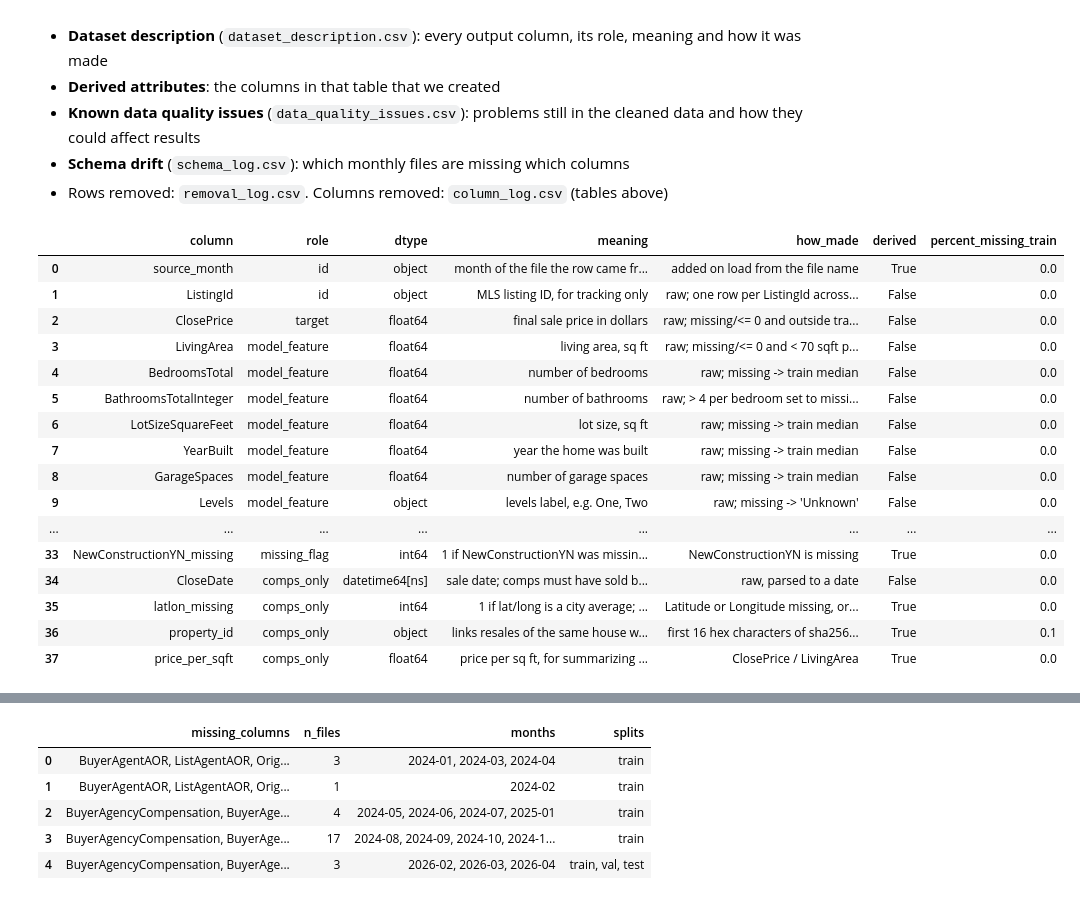
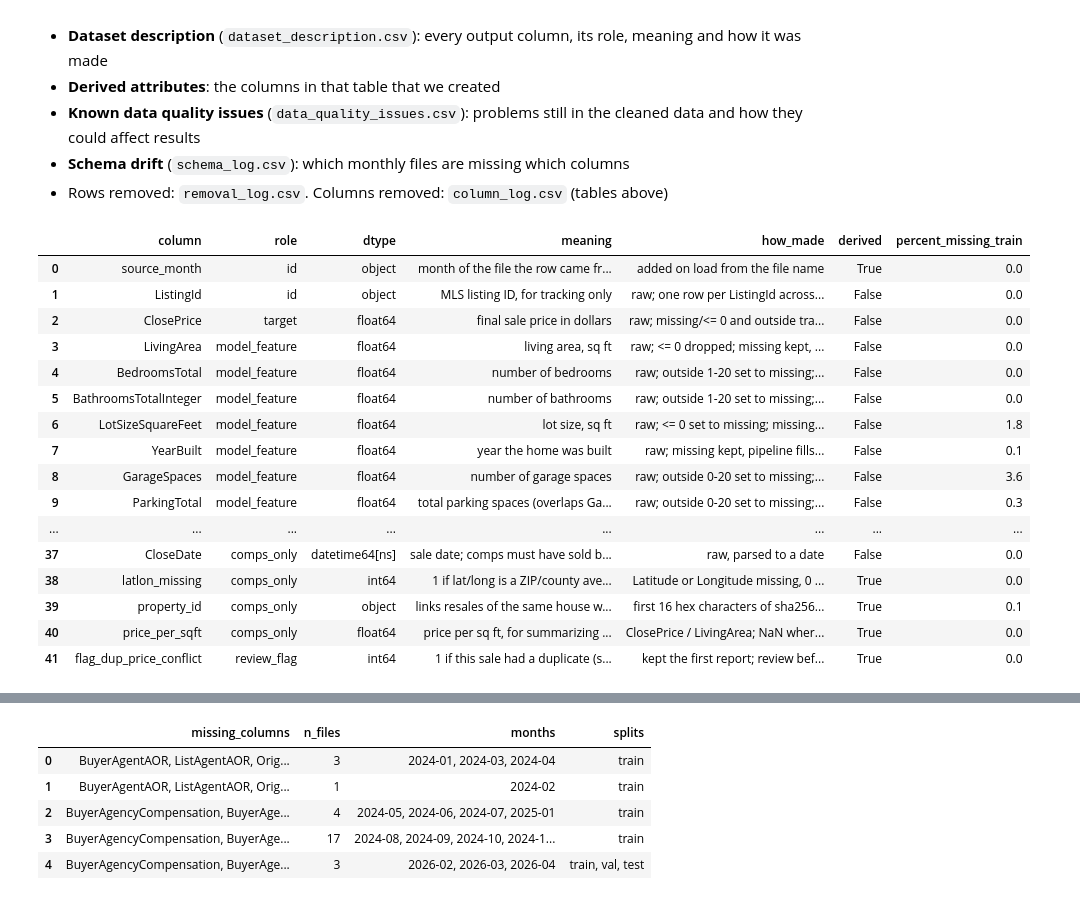
Before and after one commit to eemilycchen/IDX-Exchange-Data-Science, a Jupyter notebook: 02_preprocessing.ipynb, the cells around one changed output, grey strips where cells are left out. Drawn from its saved outputs; the diff is of its cells as text; code cells hidden in the pictures.

Commit message:
updated for datasetA

```diff
--- a/02_preprocessing.ipynb
+++ b/02_preprocessing.ipynb
@@ -105,7 +114,7 @@ def drop_columns(df, keep, split, step, reason_for):
 def load_months(months, split):
     dfs = []
     for m in months:
-        d = pd.read_csv(files[m], low_memory=False)
+        d = pd.read_csv(files[m], low_memory=False, dtype={"PostalCode": str})
         # schema drift: record which columns this file doesn't have
         missing = [c for c in ALL_COLUMNS if c not in d.columns]
         schema_log.append({"split": split, "month": m, "file": os.path.basename(files[m]),
@@ -527,8 +577,8 @@ stage = drop_reported_later(stage)  # before fit_params, so train values don't i
 
 params = fit_params(stage["train"])  # TRAIN ONLY
 params["cleaning_rules"] = {
-    "min_sqft_per_bedroom": MIN_SQFT_PER_BEDROOM,
-    "max_baths_per_bedroom": MAX_BATHS_PER_BEDROOM,
+    # min_sqft_per_bedroom / max_baths_per_bedroom: on hold until 10/31/2026, not applied
+    "valid_ranges": {c: list(r) for c, r in VALID_RANGES.items()},
 }
 params["data_snapshot"] = {
     "files": {m: os.path.basename(files[m]) for m in [*TRAIN_MONTHS, VAL_MONTH, TEST_MONTH]},
@@ -538,12 +588,12 @@ params["data_snapshot"] = {
 params["field_evidence"] = field_evidence(stage["train"])  # TRAIN ONLY, before outliers/imputation
 with open(os.path.join(OUT_DIR, "params.json"), "w") as f:
     json.dump(params, f, indent=2)
-print({k: v for k, v in params.items() if k not in ("city_centroid", "column_profile", "field_evidence")})
+print({k: v for k, v in params.items() if k not in ("column_profile", "field_evidence")})
 
 clean = {}
 for split, df in stage.items():
     df = remove_outliers(df, params, split)
-    df = fill_missing(df, params, split)
+    df = add_missing_flags(df, split)
     clean[split] = finalize(df, params, split)
 
 {k: v.shape for k, v in clean.items()}
@@ -724,33 +767,42 @@ COLUMN_INFO = {
     "source_month": ("month of the file the row came from (YYYY-MM)", "added on load from the file name"),
     "ListingId": ("MLS listing ID, for tracking only", "raw; one row per ListingId across all splits (latest report kept)"),
     "ClosePrice": ("final sale price in dollars", "raw; missing/<= 0 and outside train 0.5th-99.5th percentile dropped"),
-    "LivingArea": ("living area, sq ft", f"raw; missing/<= 0 and < {MIN_SQFT_PER_BEDROOM} sqft per bedroom dropped"),
-    "BedroomsTotal": ("number of bedrooms", "raw; missing -> train median"),
+    "LivingArea": ("living area, sq ft",
+                   "raw; <= 0 dropped; missing kept, pipeline fills train median"),
+    "BedroomsTotal": ("number of bedrooms", f"raw; outside {VALID_RANGES['BedroomsTotal'][0]}-{VALID_RANGES['BedroomsTotal'][1]} set to missing; missing kept, pipeline fills train median"),
     "BathroomsTotalInteger": ("number of bathrooms",
-                              f"raw; > {MAX_BATHS_PER_BEDROOM} per bedroom set to missing; missing -> train median"),
-    "LotSizeSquareFeet": ("lot size, sq ft", "raw; missing -> train median"),
-    "YearBuilt": ("year the home was built", "raw; missing -> train median"),
-    "GarageSpaces": ("number of garage spaces", "raw; missing -> train median"),
-    "Levels": ("levels label, e.g. One, Two", "raw; missing -> 'Unknown'"),
-    "AssociationFee": ("HOA fee per month, dollars", "raw fee converted to monthly using AssociationFeeFrequency; missing -> 0"),
-    "HasHOA": ("1 if the home pays an HOA fee", "AssociationFee > 0"),
-    "Latitude": ("latitude", "raw; 0 / outside CA dropped; missing or filled upstream -> train median for the city"),
-    "Longitude": ("longitude", "raw; 0 / outside CA dropped; missing or filled upstream -> train median for the city"),
-    "City": ("city", "raw; missing -> 'Unknown'"),
-    "CountyOrParish": ("county", "raw; missing -> train mode"),
-    "PostalCode": ("ZIP code", "raw"),
+                              f"raw; outside {VALID_RANGES['BathroomsTotalInteger'][0]}-{VALID_RANGES['BathroomsTotalInteger'][1]} set to missing; "
+                              "missing kept, pipeline fills train median"),
+    "LotSizeSquareFeet": ("lot size, sq ft",
+                          "raw; <= 0 set to missing; missing recovered from LotSizeAcres x 43,560; missing kept, pipeline fills train median"),
+    "YearBuilt": ("year the home was built", "raw; missing kept, pipeline fills train median"),
+    "GarageSpaces": ("number of garage spaces", f"raw; outside {VALID_RANGES['GarageSpaces'][0]}-{VALID_RANGES['GarageSpaces'][1]} set to missing; missing kept, pipeline fills train median"),
+    "ParkingTotal": ("total parking spaces (overlaps GarageSpaces)", f"raw; outside {VALID_RANGES['ParkingTotal'][0]}-{VALID_RANGES['ParkingTotal'][1]} set to missing; missing kept, pipeline fills train median"),
+    "Stories": ("number of stories", f"raw; outside {VALID_RANGES['Stories'][0]}-{VALID_RANGES['Stories'][1]} set to missing; missing kept, pipeline fills train median"),
+    # ON HOLD (AssociationFee / HasHOA): engineered in 05_feature_engineering, not Dataset A. Revisit 10/31/2026.
+    # "AssociationFee": ("HOA fee per month, dollars", "raw fee converted to monthly using AssociationFeeFrequency; missing -> 0"),
+    # "HasHOA": ("1 if the home pays an HOA fee", "AssociationFee > 0"),
+    "Latitude": ("latitude", "raw; 0 / outside CA or filled upstream set to missing; pipeline fills train median by ZIP, then county, then overall"),
+    "Longitude": ("longitude", "raw; 0 / outside CA or filled upstream set to missing; pipeline fills train median by ZIP, then county, then overall"),
+    "City": ("city", "raw; missing kept, pipeline fills 'Unknown'"),
+    "CountyOrParish": ("county", "raw; missing kept, pipeline fills 'Unknown'"),
+    "PostalCode": ("ZIP code", "raw; first 5 digits, anything else set to missing; pipeline fills 'Unknown'"),
     "AgeAtSale": ("age of the home when it sold, years", "CloseDate year - YearBuilt"),
+    # using these two gives each month a unique point
     "month_sin": ("sale month on a circle, so December sits next to January", "sin(2*pi*month / 12)"),
     "month_cos": ("sale month on a circle, so December sits next to January", "cos(2*pi*month / 12)"),
     "CloseDate": ("sale date; comps must have sold before the home being valued", "raw, parsed to a date"),
-    "latlon_missing": ("1 if lat/long is a city average; keep these homes out of the comps pool",
-                       "Latitude or Longitude missing, or filled upstream (latfilled/lonfilled), before step 4"),
+    "latlon_missing": ("1 if lat/long is a ZIP/county average; keep these homes out of the comps pool",
+                       "Latitude or Longitude missing, 0 / outside CA, or filled upstream (latfilled/lonfilled)"),
     "property_id": ("links resales of the same house without keeping the address",
                     "first 16 hex characters of sha256(normalized UnparsedAddress)"),
-    "price_per_sqft": ("price per sq ft, for summarizing NEIGHBORS only (contains the target)", "ClosePrice / LivingArea"),
+    "flag_dup_price_conflict": ("1 if this sale had a duplicate (same address + CloseDate) with a different ClosePrice",
+                                "kept the first report; review before trusting the price, never a model feature"),
+    "price_per_sqft": ("price per sq ft, for summarizing NEIGHBORS only (contains the target)",
+                       "ClosePrice / LivingArea; NaN where LivingArea was imputed"),
 }
 for c in YN_COLS:
-    COLUMN_INFO[c] = (f"1 if {c.removesuffix('YN')} is yes", "raw True/False -> 1/0; missing -> 0")
+    COLUMN_INFO[c] = (f"1 if {c.removesuffix('YN')} is yes", "raw True/False -> 1/0; missing kept, pipeline fills train mode")
 
 
 def column_role(c):
@@ -760,50 +812,52 @@ def column_role(c):
         return "id"
     if c in COMPS_ONLY:
         return "comps_only"
+    if c in REVIEW_FLAGS:
+        return "review_flag"
     if c.endswith("_missing"):
         return "missing_flag"
     return "model_feature"
 
 
 def column_info(c):
     if c in COLUMN_INFO:
         return COLUMN_INFO[c]
     if c.endswith("_missing"):  # imputation flags made in step 4
         base = c.removesuffix("_missing")
         return f"1 if {base} was missing before step 4 imputation", f"{base} is missing"
     raise KeyError(f"{c} has no description: add it to COLUMN_INFO")  # new columns must be documented
 
 
 train_clean = clean["train"]
 description = pd.DataFrame([{
     "column": c,
     "role": column_role(c),
     "dtype": str(train_clean[c].dtype),
     "meaning": column_info(c)[0],
     "how_made": column_info(c)[1],
     "derived": not column_info(c)[1].startswith("raw"),
     "percent_missing_train": round(100 * train_clean[c].isna().mean(), 1),  # after cleaning
 } for c in train_clean.columns])
 description.to_csv(os.path.join(OUT_DIR, "dataset_description.csv"), index=False)
 description
 # %% [output]
 |  | column | role | dtype | meaning | how_made | derived | percent_missing_train |
 | 0 | source_month | id | object | month of the file the row came fr... | added on load from the file name | True | 0.0 |
 | 1 | ListingId | id | object | MLS listing ID, for tracking only | raw; one row per ListingId across... | False | 0.0 |
 | 2 | ClosePrice | target | float64 | final sale price in dollars | raw; missing/<= 0 and outside tra... | False | 0.0 |
-| 3 | LivingArea | model_feature | float64 | living area, sq ft | raw; missing/<= 0 and < 70 sqft p... | False | 0.0 |
-| 4 | BedroomsTotal | model_feature | float64 | number of bedrooms | raw; missing -> train median | False | 0.0 |
-| 5 | BathroomsTotalInteger | model_feature | float64 | number of bathrooms | raw; > 4 per bedroom set to missi... | False | 0.0 |
-| 6 | LotSizeSquareFeet | model_feature | float64 | lot size, sq ft | raw; missing -> train median | False | 0.0 |
-| 7 | YearBuilt | model_feature | float64 | year the home was built | raw; missing -> train median | False | 0.0 |
-| 8 | GarageSpaces | model_feature | float64 | number of garage spaces | raw; missing -> train median | False | 0.0 |
-| 9 | Levels | model_feature | object | levels label, e.g. One, Two | raw; missing -> 'Unknown' | False | 0.0 |
+| 3 | LivingArea | model_feature | float64 | living area, sq ft | raw; <= 0 dropped; missing kept, ... | False | 0.0 |
+| 4 | BedroomsTotal | model_feature | float64 | number of bedrooms | raw; outside 1-20 set to missing;... | False | 0.0 |
+| 5 | BathroomsTotalInteger | model_feature | float64 | number of bathrooms | raw; outside 1-20 set to missing;... | False | 0.0 |
+| 6 | LotSizeSquareFeet | model_feature | float64 | lot size, sq ft | raw; <= 0 set to missing; missing... | False | 1.8 |
+| 7 | YearBuilt | model_feature | float64 | year the home was built | raw; missing kept, pipeline fills... | False | 0.1 |
+| 8 | GarageSpaces | model_feature | float64 | number of garage spaces | raw; outside 0-20 set to missing;... | False | 3.6 |
+| 9 | ParkingTotal | model_feature | float64 | total parking spaces (overlaps Ga... | raw; outside 0-20 set to missing;... | False | 0.3 |
 | ... | ... | ... | ... | ... | ... | ... | ... |
-| 33 | NewConstructionYN_missing | missing_flag | int64 | 1 if NewConstructionYN was missin... | NewConstructionYN is missing | True | 0.0 |
-| 34 | CloseDate | comps_only | datetime64[ns] | sale date; comps must have sold b... | raw, parsed to a date | False | 0.0 |
-| 35 | latlon_missing | comps_only | int64 | 1 if lat/long is a city average; ... | Latitude or Longitude missing, or... | True | 0.0 |
-| 36 | property_id | comps_only | object | links resales of the same house w... | first 16 hex characters of sha256... | True | 0.1 |
-| 37 | price_per_sqft | comps_only | float64 | price per sq ft, for summarizing ... | ClosePrice / LivingArea | True | 0.0 |
+| 37 | CloseDate | comps_only | datetime64[ns] | sale date; comps must have sold b... | raw, parsed to a date | False | 0.0 |
+| 38 | latlon_missing | comps_only | int64 | 1 if lat/long is a ZIP/county ave... | Latitude or Longitude missing, 0 ... | True | 0.0 |
+| 39 | property_id | comps_only | object | links resales of the same house w... | first 16 hex characters of sha256... | True | 0.1 |
+| 40 | price_per_sqft | comps_only | float64 | price per sq ft, for summarizing ... | ClosePrice / LivingArea; NaN wher... | True | 0.0 |
+| 41 | flag_dup_price_conflict | review_flag | int64 | 1 if this sale had a duplicate (s... | kept the first report; review bef... | True | 0.0 |
 # %%
 # Derived attributes: columns we created, with their formula
 description.loc[description["derived"], ["column", "role", "meaning", "how_made"]].reset_index(drop=True)
```
Also changed, not shown: parts of 17 cells of this notebook, 1 other file.
